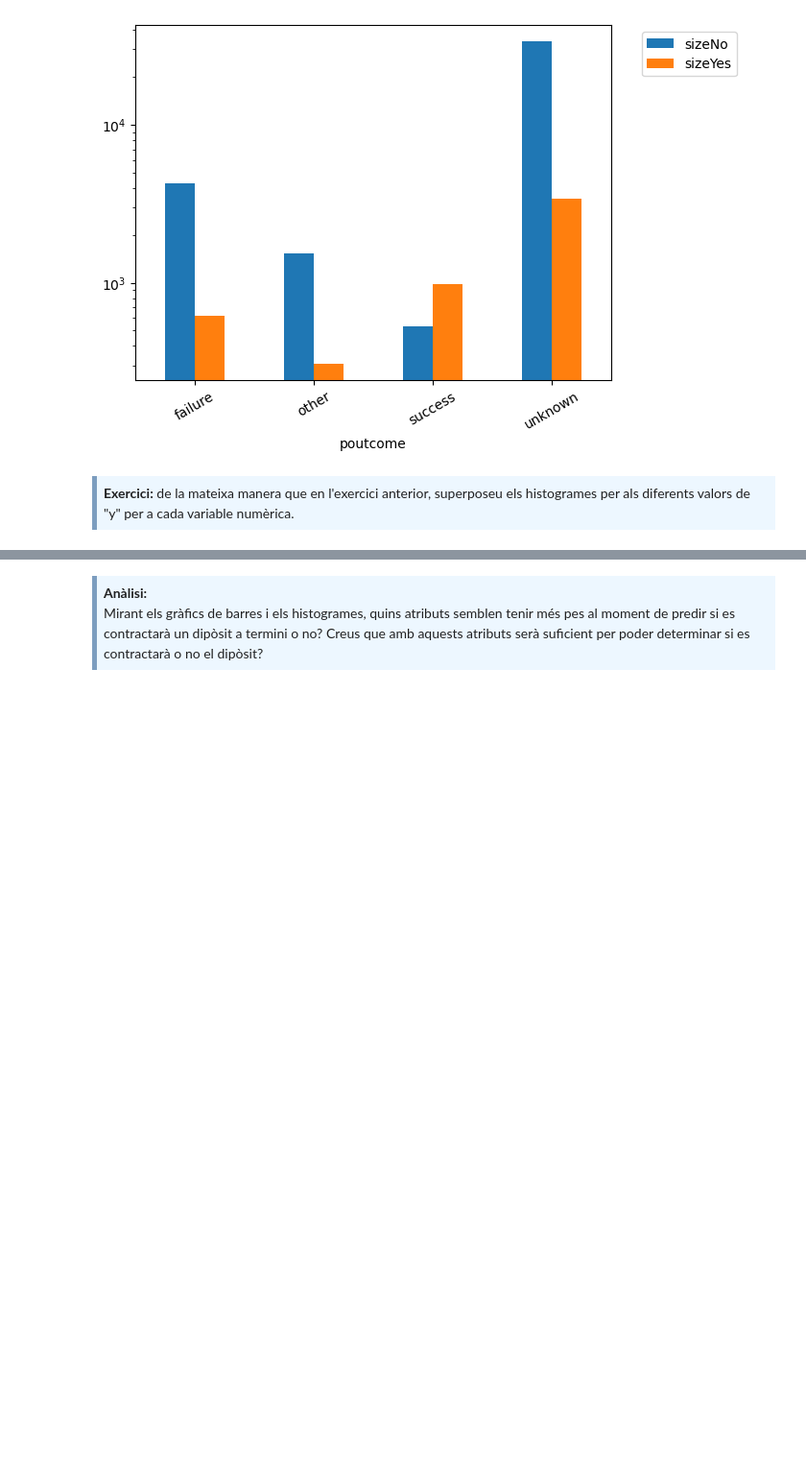
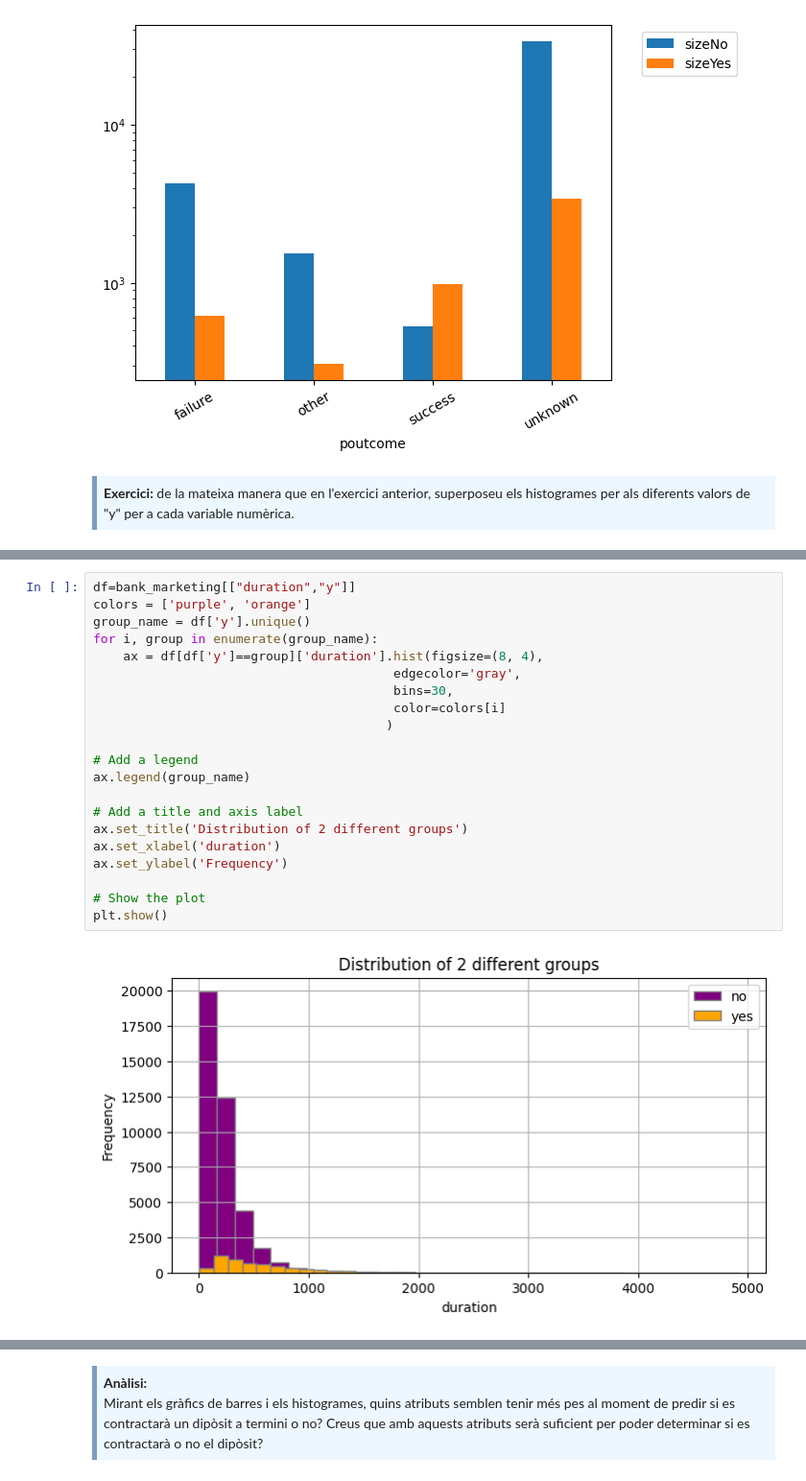
Before and after one commit to alvimn/UOC-treballs, a Jupyter notebook: Aprenentatge automatic/PAC1/M2.991_20241_PAC1-Enunciat-1.ipynb, the cells around one changed output, grey strips where cells are left out. Shown at 96% size. Cells and saved outputs as stored; diff of their text form; blank space fills up the shorter version.

```diff
--- a/Aprenentatge automatic/PAC1/M2.991_20241_PAC1-Enunciat-1.ipynb
+++ b/Aprenentatge automatic/PAC1/M2.991_20241_PAC1-Enunciat-1.ipynb
@@ -368,0 +438,23 @@ plt.show()
+# %%
+df=bank_marketing[["duration","y"]]
+colors = ['purple', 'orange']
+group_name = df['y'].unique()
+for i, group in enumerate(group_name):
+    ax = df[df['y']==group]['duration'].hist(figsize=(8, 4),
+                                        edgecolor='gray',
+                                        bins=30,
+                                        color=colors[i]
+                                       )
+
+# Add a legend
+ax.legend(group_name)
+
+# Add a title and axis label
+ax.set_title('Distribution of 2 different groups')
+ax.set_xlabel('duration')
+ax.set_ylabel('Frequency')
+
+# Show the plot
+plt.show()
+# %% [output]
+[figure, added]
```
Also changed, not shown: parts of 37 cells of this notebook, 1 other file.
